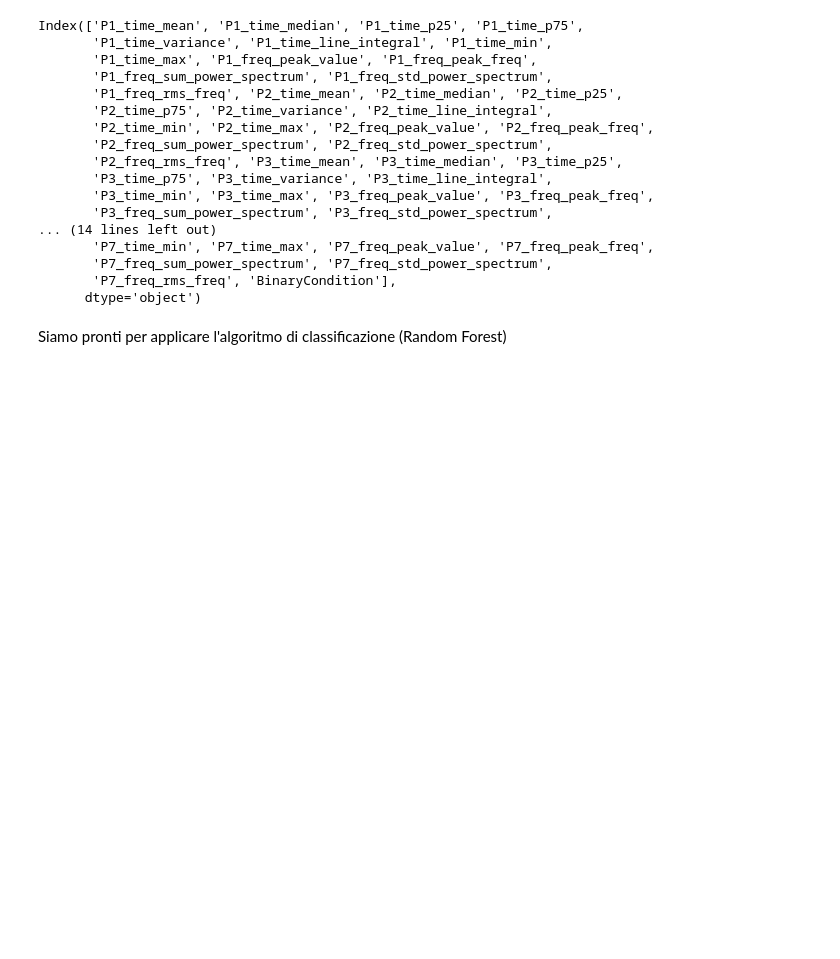
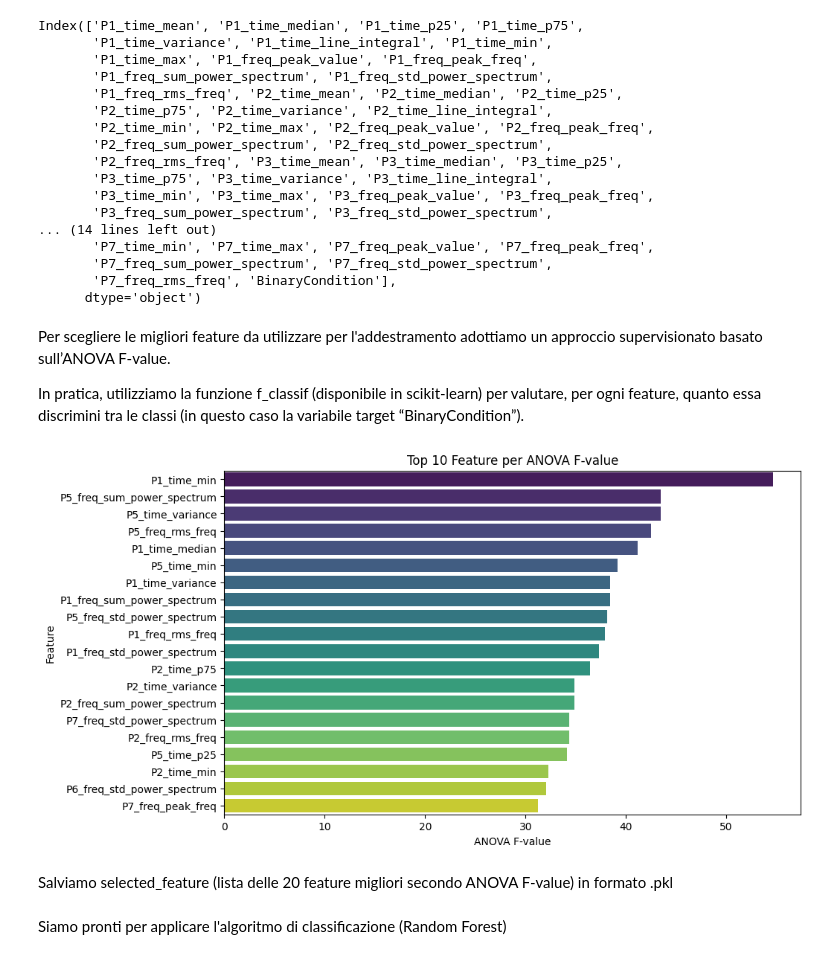
Before and after one commit to enricopierga/C2_PHM_AsiaPacific_2023, a Jupyter notebook: task1/task1.ipynb, the cells around one changed output. Saved outputs shown, nothing was run; the diff lists cells and outputs as text; code cells hidden in the pictures; blank space fills up the shorter version.

```diff
--- a/task1/task1.ipynb
+++ b/task1/task1.ipynb
@@ -105,0 +104,42 @@ Index(['P1_time_mean', 'P1_time_median', 'P1_time_p25', 'P1_time_p75',
+# %% [markdown]
+Per scegliere le migliori feature da utilizzare per l'addestramento adottiamo un approccio supervisionato basato sull’ANOVA F-value.
+
+In pratica, utilizziamo la funzione f_classif (disponibile in scikit-learn) per valutare, per ogni feature, quanto essa discrimini tra le classi (in questo caso la variabile target “BinaryCondition”).
+# %%
+import pandas as pd
+from sklearn.feature_selection import f_classif, SelectKBest
+import matplotlib.pyplot as plt
+import seaborn as sns
+
+# Separo le feature e il target
+X = df_train_aggregated.drop(columns=['BinaryCondition'])
+y = df_train_aggregated['BinaryCondition']
+
+# Calcolo gli F-value e i p-value per ogni feature
+f_values, p_values = f_classif(X, y)
+
+# Creo un DataFrame che riassume i risultati
+feature_scores = pd.DataFrame({
+    'Feature': X.columns,
+    'F_value': f_values,
+    'p_value': p_values
+}).sort_values(by='F_value', ascending=False)
+
+top_10 = feature_scores.head(20)
+
+# Feature con punteggio F-value più alto
+plt.figure(figsize=(10, 6))
+sns.barplot(x='F_value', y='Feature', data=top_10, hue='Feature', palette='viridis', dodge=False)
+plt.xlabel("ANOVA F-value")
+plt.ylabel("Feature")
+plt.title("Top 10 Feature per ANOVA F-value")
+plt.show()
+
+# Selezione automatica delle migliori feature usando SelectKBest
+selector = SelectKBest(score_func=f_classif, k=20)
+X_selected = selector.fit_transform(X, y)
+selected_features = X.columns[selector.get_support()]
+# %% [output]
+[figure, added]
+# %% [markdown]
+Salviamo selected_feature (lista delle 20 feature migliori secondo ANOVA F-value) in formato .pkl
```
Also changed, not shown: parts of 3 cells of this notebook, 4 other files.
